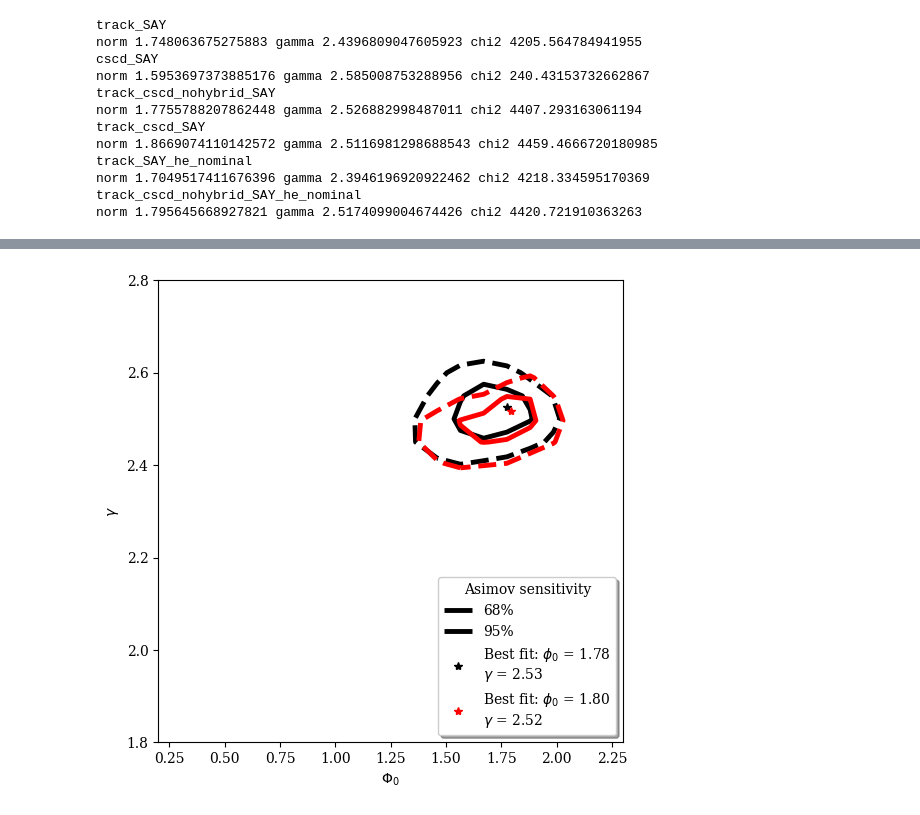
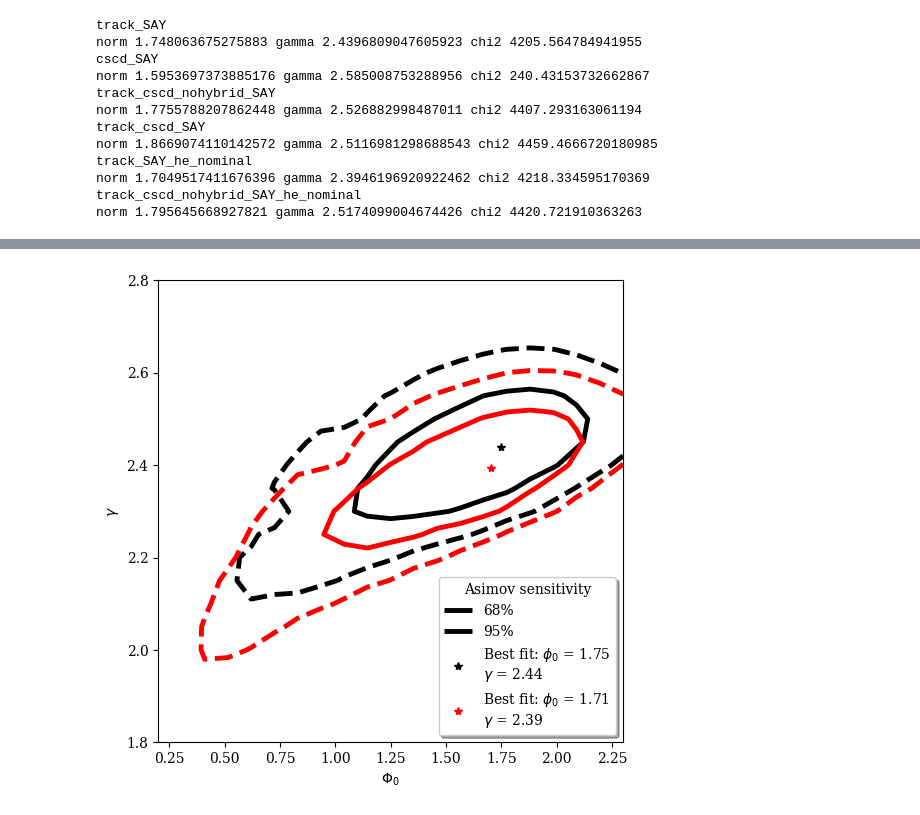
Before and after one commit to tjuanve/icc-ana, a Jupyter notebook: combined_track_shower/plots/best_fit.ipynb, the cells around one changed output, grey strips where cells are left out. Drawn from its saved outputs; the diff is of its cells as text; code cells hidden in the pictures.

```diff
--- a/combined_track_shower/plots/best_fit.ipynb
+++ b/combined_track_shower/plots/best_fit.ipynb
@@ -133,9 +145,10 @@ fig, (ax) = plt.subplots(1, 1)
 
 ll, lh = [], []
 
-name = "track_cscd_he_nominal_nohybrid" # track_morepoints, track_cscd_nohybrid_morepoints track_he_nominal track_cscd_he_nominal_nohybrid
-fitname = "track_cscd_nohybrid_SAY_he_nominal" # track_SAY track_cscd_nohybrid_SAY track_SAY_he_nominal track_cscd_nohybrid_SAY_he_nominal
-colors = ["red"] # black red
+name = "track_bestfit_neha" # track_bestfit_neha, track_cscd_nohybrid_bestfit_neha track_he_nominal_bestfit_neha track_cscd_he_nominal_nohybrid_bestfit_neha
+best_fit = scan_dict[name].get_freefit(drop_unsuccessful="True")
+
+colors = ["black"] # black red
 
 
 cntr = ax.contour( x[name], y[name], dllh[name],
@@ -150,8 +163,8 @@ cbar = fig.colorbar(pcm, ax=ax)
 cbar.set_label(label=r'$-2\Delta\mathrm{log}\mathcal{L}$',size=16,fontfamily='serif')
 
 # best fit
-norm = pickles[fitname]["fit-result"][1]["astro_norm"]
-gamma = pickles[fitname]["fit-result"][1]["gamma_astro"]
+norm = best_fit['astro_norm']
+gamma = best_fit['gamma_astro']
 
 dot, = ax.plot([norm], [gamma], "*", color=colors[0])
 
@@ -176,11 +189,18 @@ plt.savefig(f"/data/user/tvaneede/GlobalFit/analysis/combined_track_shower/plots
 # %%
 # compare contour
-name1 = "track_cscd_nohybrid_morepoints"
-fitname1 = "track_cscd_nohybrid_SAY"
+name1 = "track_bestfit_neha"
+name2 = "track_he_nominal_bestfit_neha"
 
-name2 = "track_cscd_he_nominal_nohybrid"
-fitname2 = "track_cscd_nohybrid_SAY_he_nominal"
+# name1 = "track_cscd_nohybrid_bestfit_neha"
+# name2 = "track_cscd_he_nominal_nohybrid_bestfit_neha"
 
+best_fit1 = scan_dict[name1].get_freefit(drop_unsuccessful="True")
+norm1 = best_fit1['astro_norm']
+gamma1 = best_fit1['gamma_astro']
+
+best_fit2 = scan_dict[name2].get_freefit(drop_unsuccessful="True")
+norm2 = best_fit2['astro_norm']
+gamma2 = best_fit2['gamma_astro']
 
 levels = [2.3,5.99]  # 50% 2.3 1sigma (68%), 5.99 2sigma (95%)
 levlabels = ["68%", "95%"]
@@ -200,37 +220,31 @@ cntr2 = ax.contour( x[name2], y[name2], dllh[name2],
                 levels=levels, colors=colors[1], linewidths=3.5, linestyles = linestyles )
 
 # best fit
-norm1 = pickles[fitname1]["fit-result"][1]["astro_norm"]
-gamma1 = pickles[fitname1]["fit-result"][1]["gamma_astro"]
-
 dot1, = ax.plot([norm1], [gamma1], "*", color=colors[0])
 
 # best fit
-norm2 = pickles[fitname2]["fit-result"][1]["astro_norm"]
-gamma2 = pickles[fitname2]["fit-result"][1]["gamma_astro"]
-
 dot2, = ax.plot([norm2], [gamma2], "*", color=colors[1])
 
 
 # set the legend
 h, _ = cntr1.legend_elements()
 for i in range(len(h)):
     lh.append(h[i]) # legend elements
     ll.append(f'{levlabels[i]}') # legend text
 
 lh.append(dot1)
 ll.append("Best fit: " + r"$\phi_0$ = " + f"{norm1:.2f}\n" + r"$\gamma$ = " + f"{gamma1:.2f}")
 
 lh.append(dot2)
 ll.append("Best fit: " + r"$\phi_0$ = " + f"{norm2:.2f}\n" + r"$\gamma$ = " + f"{gamma2:.2f}")
 
 
 ax.set_xlabel(r"$\Phi_0$")
 ax.set_ylabel(r"$\gamma$")
 
 l3 = ax.legend(lh,ll,loc = "lower right", title = "Asimov sensitivity",
                 ncols=1,frameon=True,fancybox=True,shadow=True)
 
 plt.savefig(f"/data/user/tvaneede/GlobalFit/analysis/combined_track_shower/plots/output/best_fit/compare_contour_bestfit_{name1}-{name2}.pdf")
 # %% [output]
-[figure, old version]
+[figure, new version]
```
Also changed, not shown: parts of 5 cells of this notebook, 50 other files.
